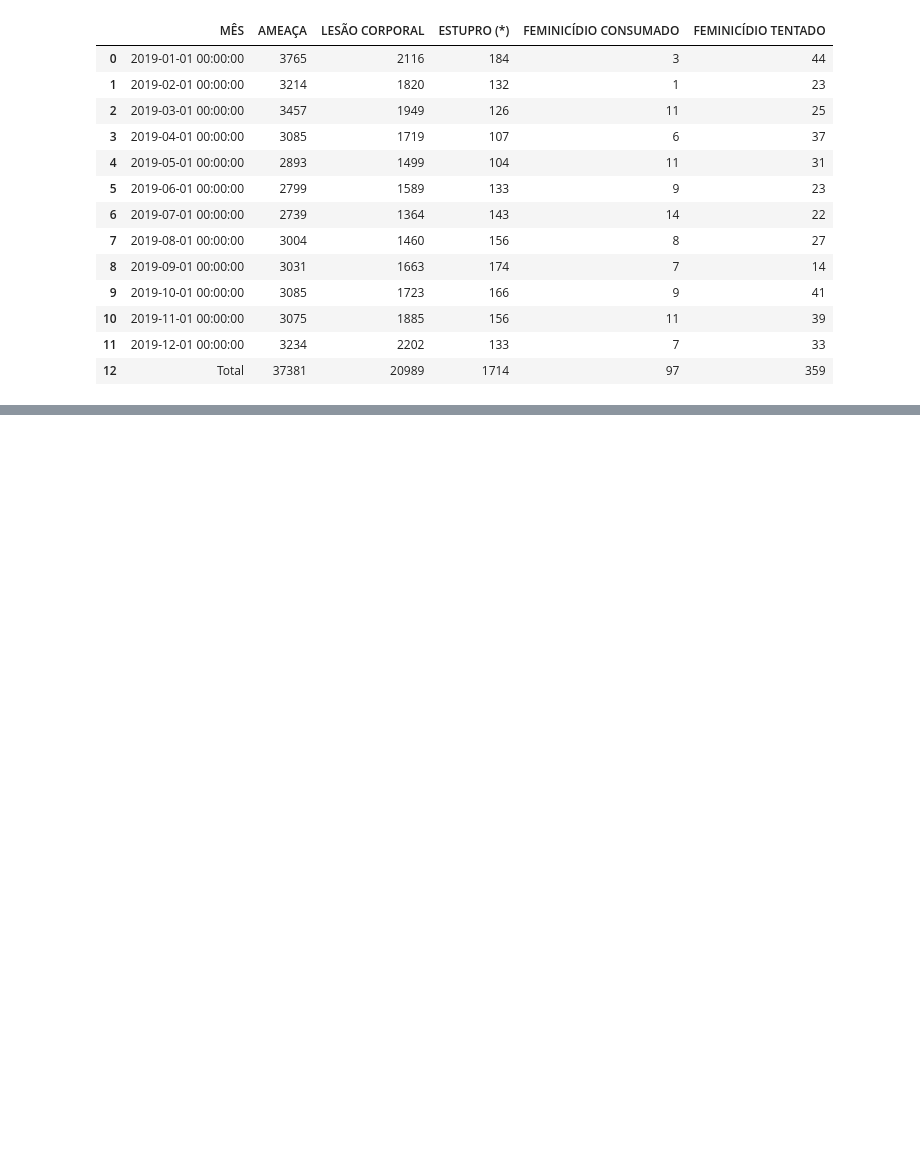
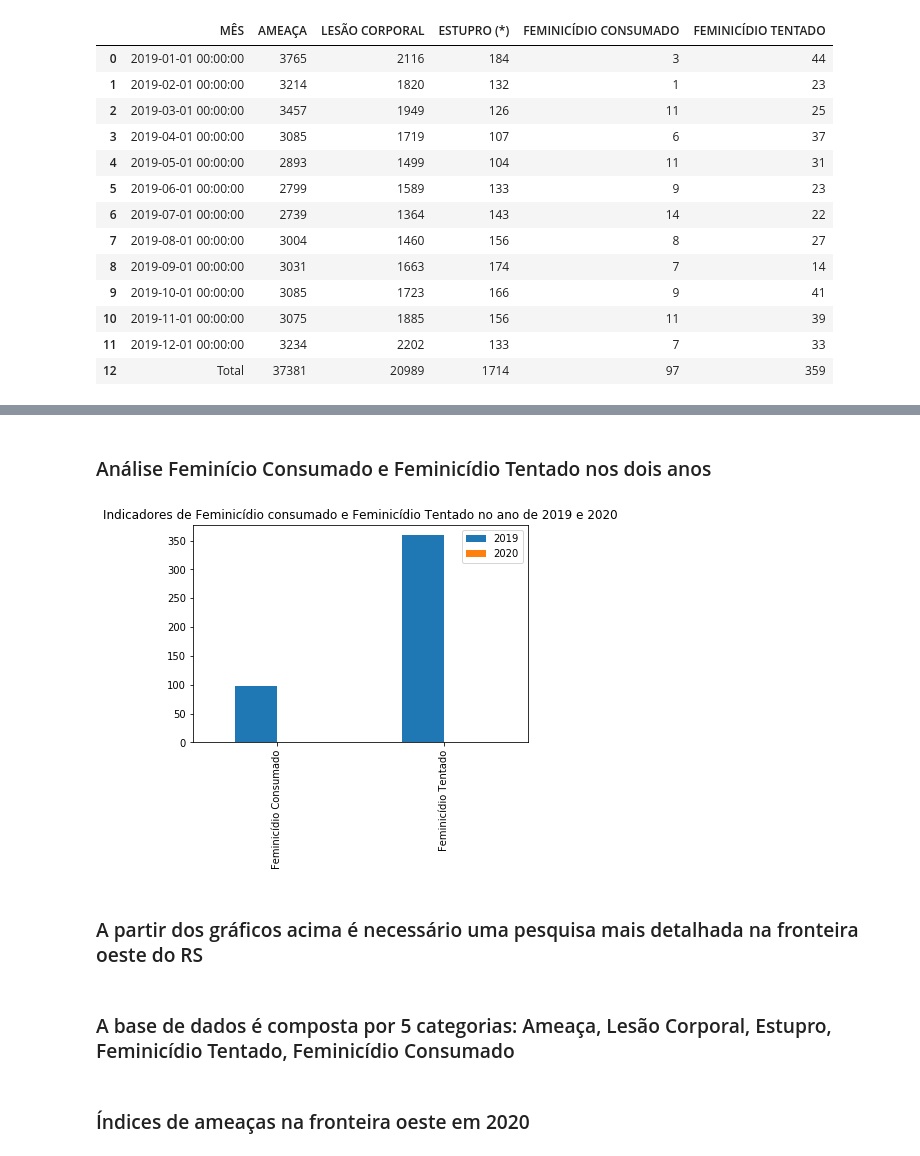
Before and after one commit to wagnerinacio16/Violencia-Domestica-no-RS---Data-Analysis, a Jupyter notebook: trab1-Saimon-Wagner.ipynb, the cells around one changed output, grey strips where cells are left out. Saved outputs shown, nothing was run; the diff lists cells and outputs as text; code cells hidden in the pictures; blank space fills up the shorter version.

```diff
--- a/trab1-Saimon-Wagner.ipynb
+++ b/trab1-Saimon-Wagner.ipynb
@@ -182,0 +952,21 @@ tentado_2019.rename(columns = {0:"Cidades", 1: "jan/19", 2: "fev/19", 3: "mar/19
+# %% [markdown]
+### Análise Feminício Consumado e Feminicídio Tentado nos dois anos
+# %%
+consumado19 = geral_2019.iloc[12, 4]
+tentado19 = geral_2019.iloc[12, 5]
+consumado20 = geral_2020.iloc[12, 4]
+tentado20 = geral_2020.iloc[12, 5]
+# %%
+obj = {'2019': [consumado19,tentado19], '2020': [consumado20,tentado20]}
+frame = pd.DataFrame(obj,index=['Feminicídio Consumado','Feminicídio Tentado'])
+# %%
+frame.plot.bar()
+title = plt.title("Indicadores de Feminicídio consumado e Feminicídio Tentado no ano de 2019 e 2020")
+# %% [output]
+[figure, added]
+# %% [markdown]
+### A partir dos gráficos acima é necessário uma pesquisa mais detalhada na fronteira oeste do RS
+# %% [markdown]
+### A base de dados é composta por 5 categorias:  Ameaça, Lesão Corporal, Estupro, Feminicídio Tentado, Feminicídio Consumado
+# %% [markdown]
+### Índices de ameaças na fronteira oeste em 2020
```
Also changed, not shown: parts of 246 cells of this notebook.
